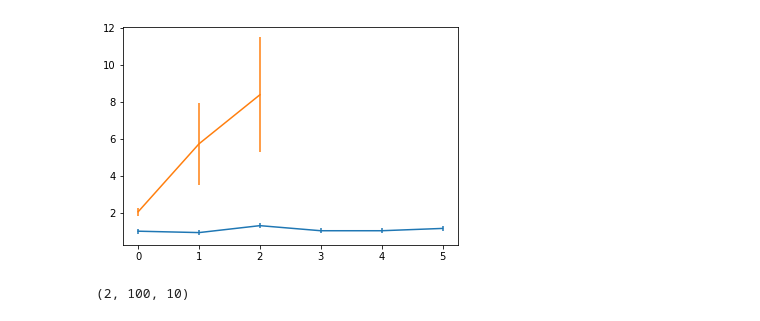
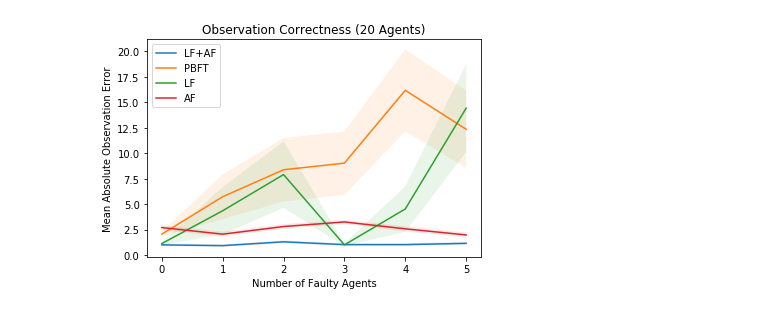
Before and after one commit to suraj-nair-1/cs244b_project, a Jupyter notebook: Analysis.ipynb, the cells around one changed output. Saved outputs shown, nothing was run; the diff lists cells and outputs as text; code cells hidden in the pictures.

Commit message:
image based observations

```diff
--- a/Analysis.ipynb
+++ b/Analysis.ipynb
@@ -3,20 +3,28 @@ import numpy as np
 import matplotlib.pyplot as plt
 from scipy import stats
 # %%
-def plot(method, sz):
+def plot(method, sz, agents, eps):
     means = []
     ste = []
-    for i in range(sz):
-        o = np.load(f"logs/results/results_nagents_20_numeps_40_nfaulty_{i}_faultytype_randomobs_method_{method}.npy")
-        means.append(np.abs((o[0, :, 0] - o[1, :, 0])).mean())
-        ste.append(stats.sem(np.abs((o[0, :, 0] - o[1, :, 0]))))
-    plt.errorbar(x=range(sz), y=means, yerr=ste, label=method)
+    for i in sz:
+        o = np.load(f"logs/results/results_nagents_{agents}_numeps_{eps}_nfaulty_{i}_faultytype_randomobs_method_{method}.npy")
+        m = np.abs((o[0, :, 0] - o[1, :, 0])).mean()
+        se = stats.sem(np.abs((o[0, :, 0] - o[1, :, 0])))
+        means.append(m)
+        ste.append(se)
+    means = np.array(means)
+    ste = np.array(ste)
+    plt.plot(sz, means, label=method)
+    plt.fill_between(sz, means+ste, means-ste, alpha=0.1)
-# %%
-plot("LF+AF", 6)
-plot("PBFT", 3)
-# %% [output]
-[figure, removed]
-# %%
-o.shape
-# %% [output]
-(2, 100, 10)
+# %%
+plot("LF+AF", list(range(6)), 20, 40)
+plot("PBFT", list(range(6)), 20, 40)
+plot("LF", list(range(6)), 20, 40)
+plot("AF", list(range(6)), 20, 40)
+plt.legend()
+plt.xlabel("Number of Faulty Agents")
+plt.ylabel("Mean Absolute Observation Error")
+plt.title("Observation Correctness (20 Agents)")
+plt.savefig("ims/correctness_20a.png")
+# %% [output]
+[figure, added]
```
Also changed, not shown: parts of 4 cells of this notebook, 5 other files.
